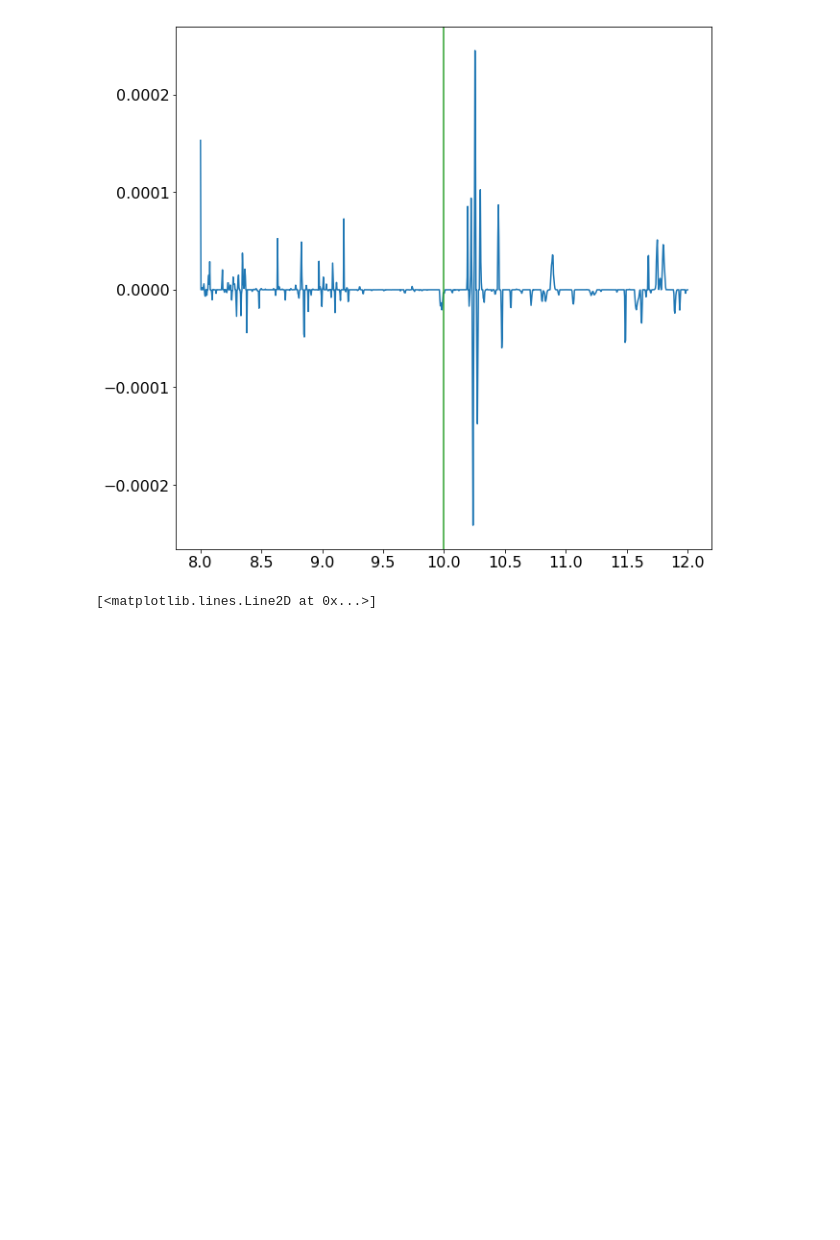
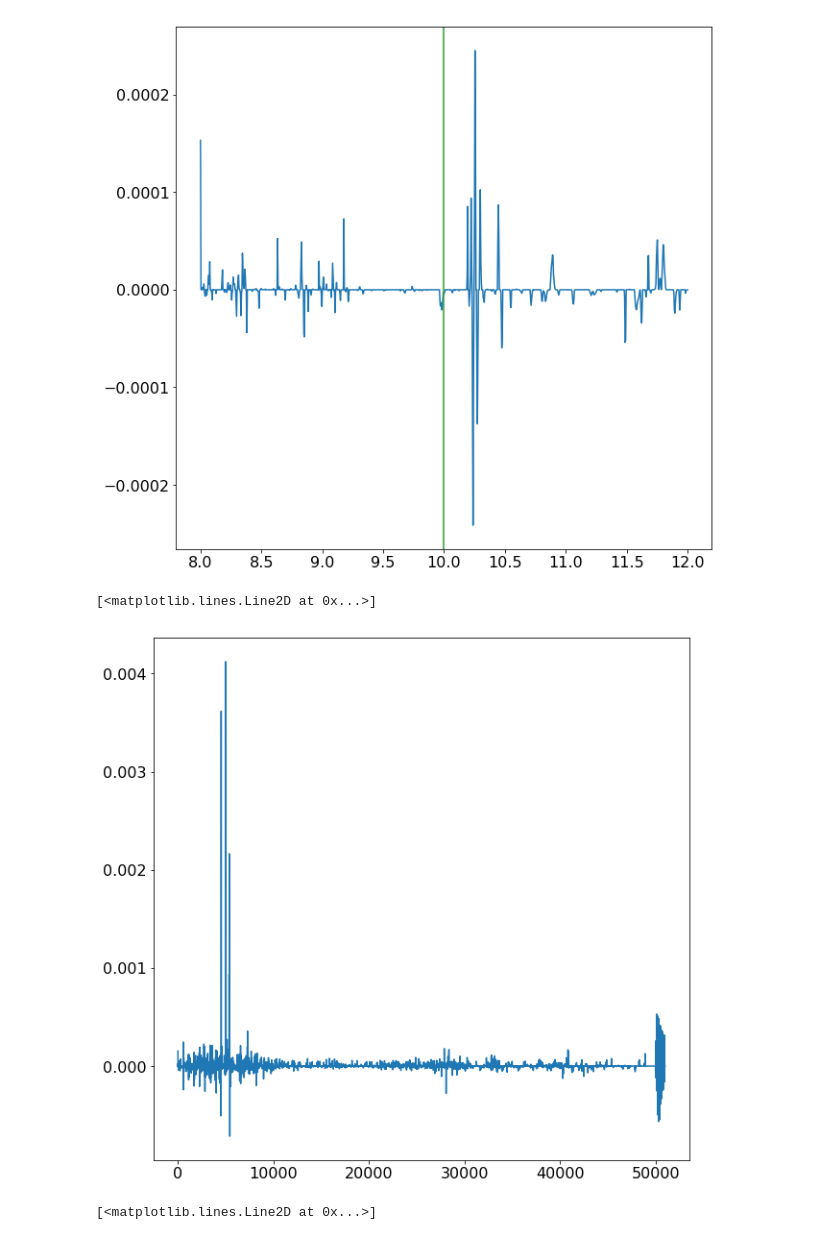
Before and after one commit to benjaminpope/manhattan, a Jupyter notebook: notebooks/bl1.ipynb, the cells around one changed output. Saved outputs shown, nothing was run; the diff lists cells and outputs as text; code cells hidden in the pictures; blank space fills up the shorter version.

```diff
--- a/notebooks/bl1.ipynb
+++ b/notebooks/bl1.ipynb
@@ -170,4 +170,9 @@ plt.axvline(period,color=colours[2])
 # %% [output]
 <matplotlib.lines.Line2D at 0x...>
 [figure]
+# %%
+plt.plot(x[:-1])
+# %% [output]
+[<matplotlib.lines.Line2D at 0x...>]
+[figure, added]
 # %%
```
Also changed, not shown: parts of 1 cell of this notebook.
